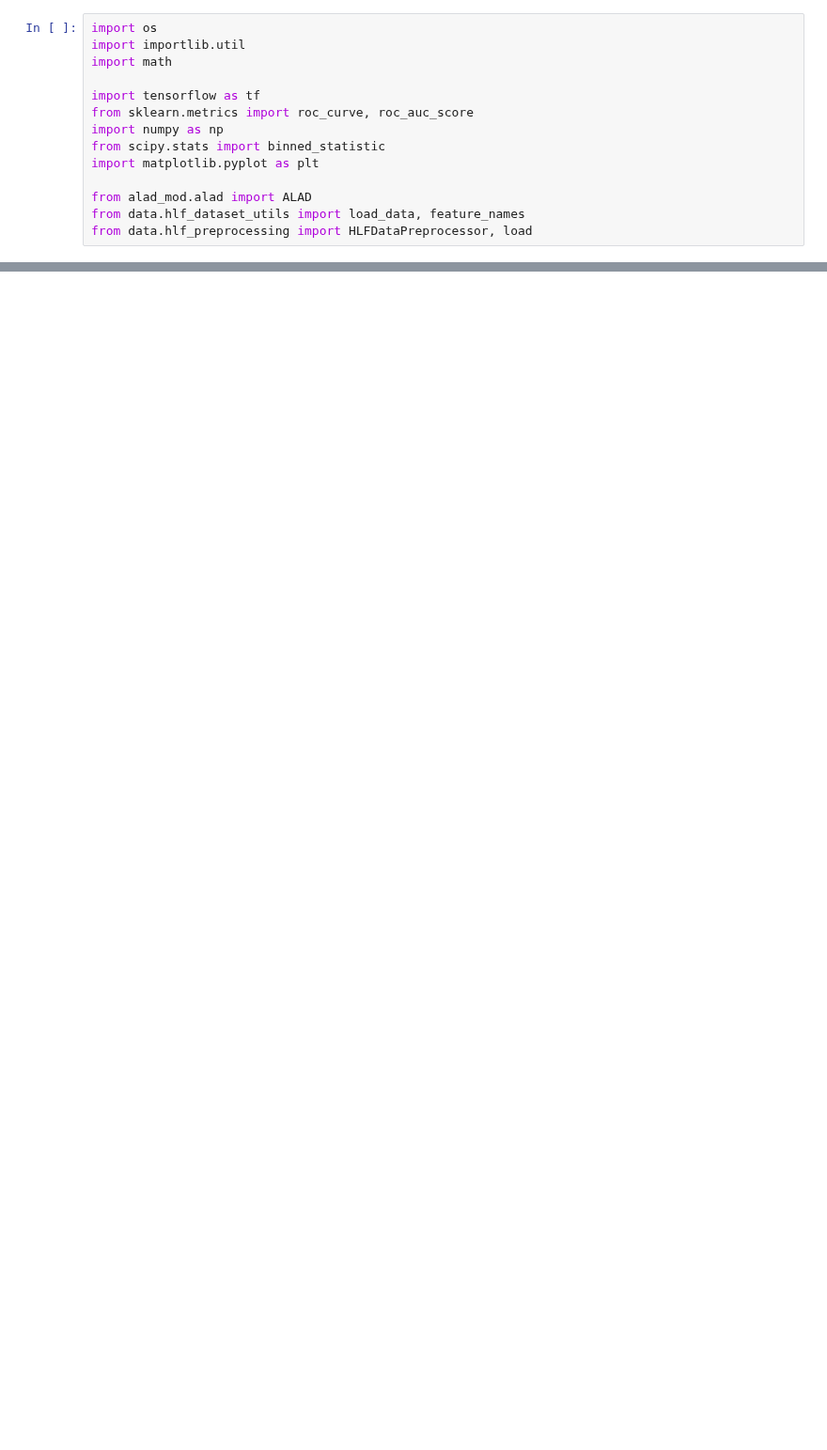
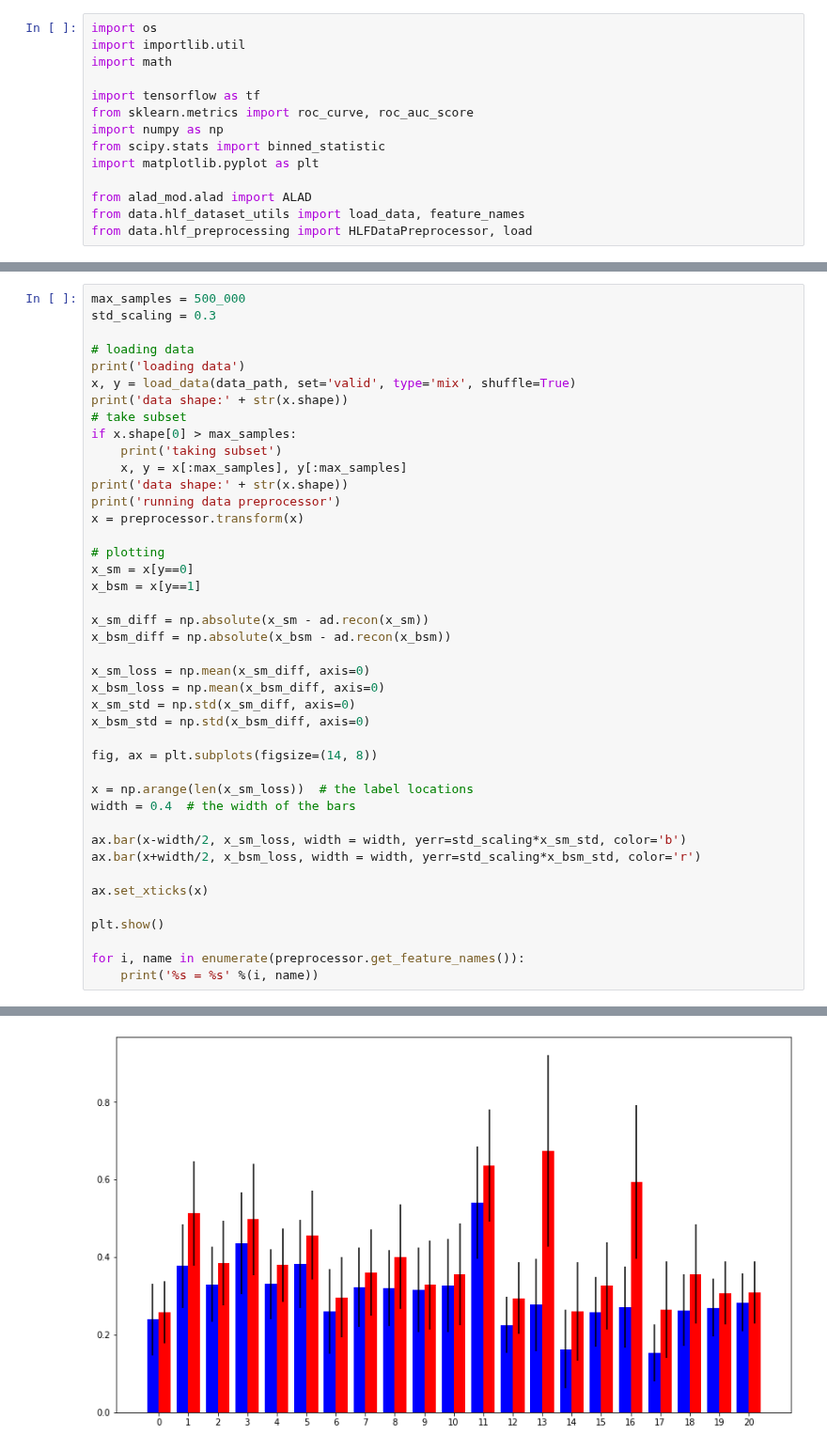
Before and after one commit to oliverkn/alad-for-lhc, a Jupyter notebook: alad_mod/reconstruction_pdf.ipynb, the cells around one changed output, grey strips where cells are left out. Shown at 94% size. Cells and saved outputs as stored; diff of their text form; blank space fills up the shorter version.

```diff
--- a/alad_mod/reconstruction_pdf.ipynb
+++ b/alad_mod/reconstruction_pdf.ipynb
@@ -67,0 +73,43 @@ running data preprocessor
+# %%
+max_samples = 500_000
+std_scaling = 0.3
+
+# loading data
+print('loading data')
+x, y = load_data(data_path, set='valid', type='mix', shuffle=True)
+print('data shape:' + str(x.shape))
+# take subset
+if x.shape[0] > max_samples:
+    print('taking subset')
+    x, y = x[:max_samples], y[:max_samples]
+print('data shape:' + str(x.shape))
+print('running data preprocessor')
+x = preprocessor.transform(x)
+
+# plotting
+x_sm = x[y==0]
+x_bsm = x[y==1]
+
+x_sm_diff = np.absolute(x_sm - ad.recon(x_sm))
+x_bsm_diff = np.absolute(x_bsm - ad.recon(x_bsm))
+
+x_sm_loss = np.mean(x_sm_diff, axis=0)
+x_bsm_loss = np.mean(x_bsm_diff, axis=0)
+x_sm_std = np.std(x_sm_diff, axis=0)
+x_bsm_std = np.std(x_bsm_diff, axis=0)
+
+fig, ax = plt.subplots(figsize=(14, 8))
+
+x = np.arange(len(x_sm_loss))  # the label locations
+width = 0.4  # the width of the bars
+
+ax.bar(x-width/2, x_sm_loss, width = width, yerr=std_scaling*x_sm_std, color='b')
+ax.bar(x+width/2, x_bsm_loss, width = width, yerr=std_scaling*x_bsm_std, color='r')
+
+ax.set_xticks(x)
+
+plt.show()
+
+for i, name in enumerate(preprocessor.get_feature_names()):
+    print('%s = %s' %(i, name))
+# %% [output]
@@ -67,0 +121 @@ running data preprocessor
+[figure, added]
```
Also changed, not shown: parts of 4 cells of this notebook, 6 other files.
